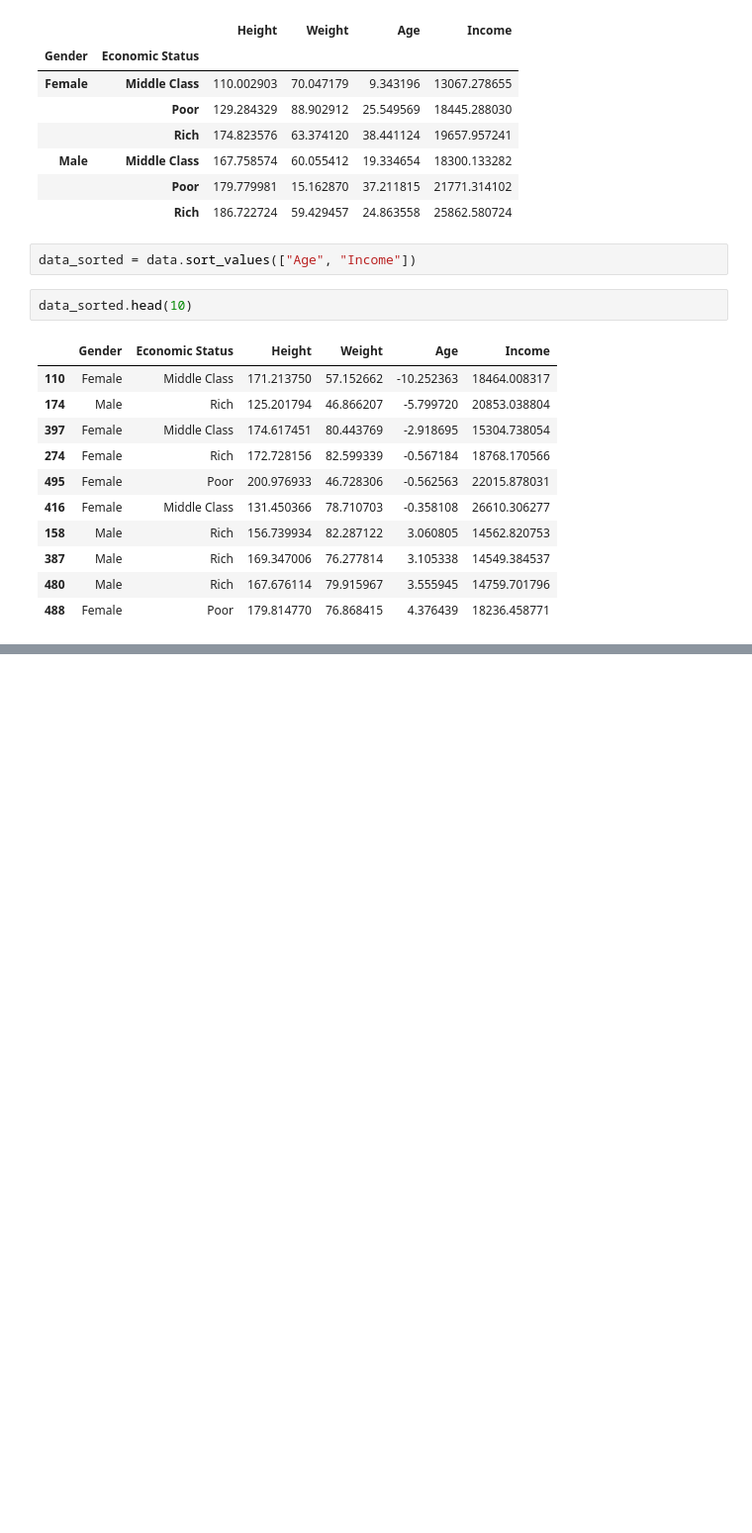
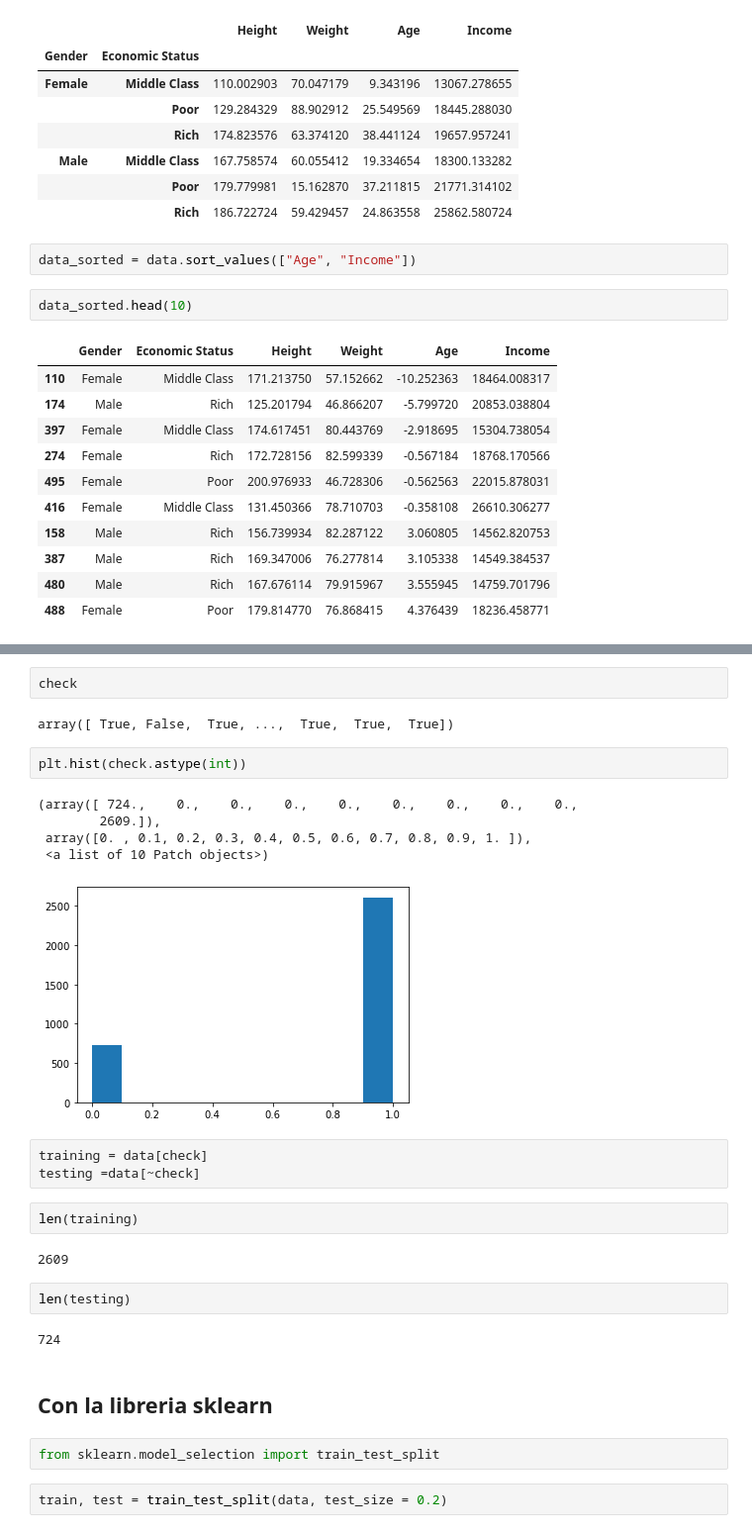
Before and after one commit to CarlosG4rc/ml-curso, a Jupyter notebook: Uno/T2 - 3 - Data Cleaning - Agrupación de datos.ipynb, the cells around one changed output, grey strips where cells are left out. Shown: that part at 99% size. Drawn from its saved outputs; the diff is of its cells as text; blank space fills up the shorter version.

```diff
--- a/Uno/T2 - 3 - Data Cleaning - Agrupación de datos.ipynb
+++ b/Uno/T2 - 3 - Data Cleaning - Agrupación de datos.ipynb
@@ -320,0 +341,29 @@ data_sorted.head(10)
+# %%
+check
+# %% [output]
+array([ True, False,  True, ...,  True,  True,  True])
+# %%
+plt.hist(check.astype(int))
+# %% [output]
+(array([ 724.,    0.,    0.,    0.,    0.,    0.,    0.,    0.,    0.,
+        2609.]),
+ array([0. , 0.1, 0.2, 0.3, 0.4, 0.5, 0.6, 0.7, 0.8, 0.9, 1. ]),
+ <a list of 10 Patch objects>)
+[figure, added]
+# %%
+training = data[check]
+testing =data[~check]
+# %%
+len(training)
+# %% [output]
+2609
+# %%
+len(testing)
+# %% [output]
+724
+# %% [markdown]
+## Con la libreria sklearn
+# %%
+from sklearn.model_selection import train_test_split
+# %%
+train, test = train_test_split(data, test_size = 0.2)
```
Also changed, not shown: parts of 33 cells of this notebook, 1 other file.
